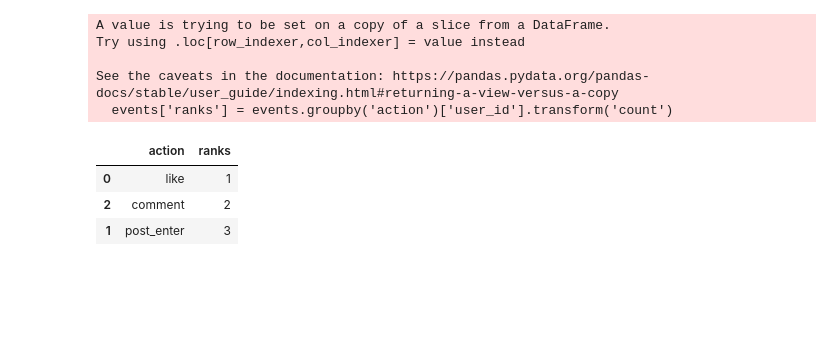
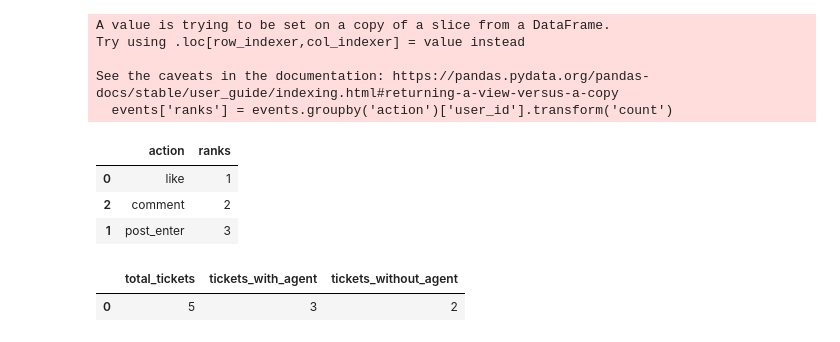
Before and after one commit to TheResearchLab/Practice, a Jupyter notebook: Python Problems/Daily Python Practice.ipynb, the cells around one changed output. Cells and saved outputs as stored; diff of their text form; code cells hidden in the pictures; blank space fills up the shorter version.

Commit message:
practice: calc ticket metrics

```diff
--- a/Python Problems/Daily Python Practice.ipynb
+++ b/Python Problems/Daily Python Practice.ipynb
@@ -408,3 +408,30 @@ See the caveats in the documentation: https://pandas.pydata.org/pandas-docs/stab
 | 0 | like | 1 |
 | 2 | comment | 2 |
 | 1 | post_enter | 3 |
+# %%
+data = {
+    'id': [1, 2, 3, 4, 5],
+    'issue': ['Network Issue', 'Software Bug', 'Login Problem', 'Hardware Failure', 'Billing Inquiry'],
+    'agent_id': [101, None, 102, None, 103],
+    'created_at': ['2022-01-01 10:00:00', '2022-01-02 11:15:00', '2022-01-03 14:30:00', '2022-01-04 08:45:00', '2022-01-05 09:00:00'],
+    'updated_at': ['2022-01-01 12:30:00', '2022-01-03 14:45:00', '2022-01-04 09:20:00', '2022-01-05 11:10:00', '2022-01-06 13:45:00']
+}
+
+tickets_df = pd.DataFrame(data)
+# %%
+def tickets_analysis(tickets: pd.DataFrame):
+    # calc total ticks
+    total_cnt = len(tickets['agent_id'])
+
+    # calc total ticks assigned to agent
+    total_assigned = len(tickets['agent_id'].dropna())
+
+    # calc total unassigned tickets
+    total_unassigned = total_cnt - total_assigned
+
+    data = {'total_tickets':[total_cnt],'tickets_with_agent':[total_assigned],'tickets_without_agent':[total_unassigned]}
+    return pd.DataFrame(data)
+tickets_analysis(tickets_df)
+# %% [output]
+|  | total_tickets | tickets_with_agent | tickets_without_agent |
+| 0 | 5 | 3 | 2 |
```
